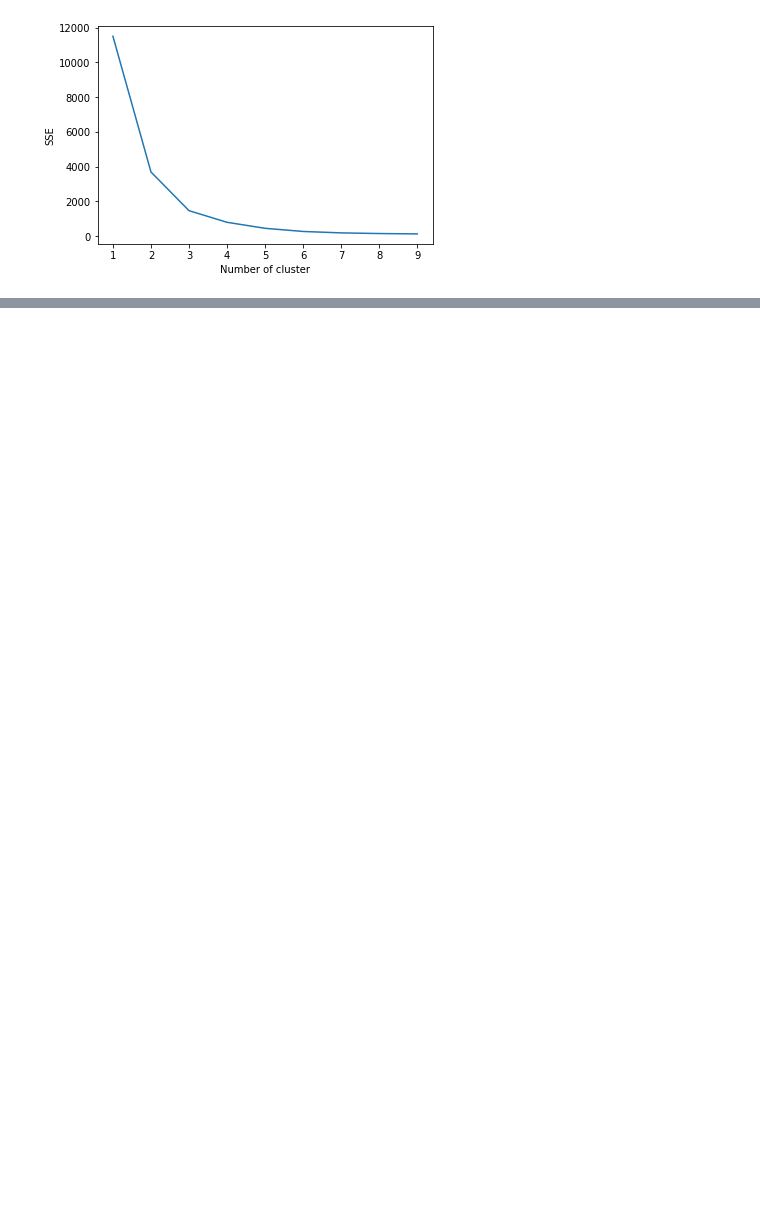
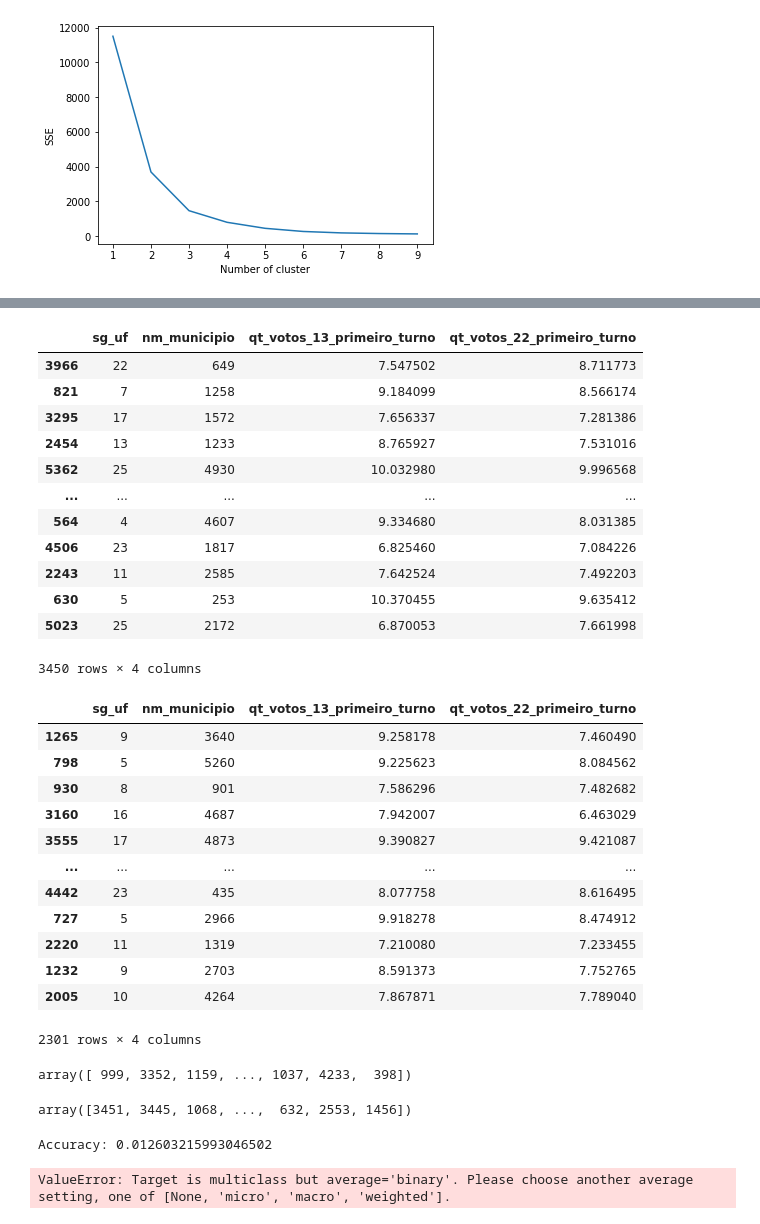
Before and after one commit to felipe-bonato/ciencia-de-dados-eleicoes, a Jupyter notebook: main.ipynb, the cells around one changed output, grey strips where cells are left out. Drawn from its saved outputs; the diff is of its cells as text; code cells hidden in the pictures; blank space fills up the shorter version.

```diff
--- a/main.ipynb
+++ b/main.ipynb
@@ -548,0 +549,67 @@ plt.show()
+# %%
+# Classificação
+
+from sklearn.model_selection import train_test_split
+from sklearn.preprocessing import KBinsDiscretizer
+
+X = df_votes_pred[['sg_uf', 'nm_municipio', 'qt_votos_13_primeiro_turno', 'qt_votos_22_primeiro_turno']]
+y = df_votes_pred['qt_votos_13_segundo_turno'].to_numpy().reshape(-1, 1)
+
+le = preprocessing.LabelEncoder()
+y_encoder = le.fit(y)
+y = y_encoder.transform(y)
+
+X_train, X_test, y_train, y_test = train_test_split(X, y, test_size=0.4, random_state=1)
+
+display(X_train)
+display(X_test)
+display(y_train)
+display(y_test)
+# %% [output]
+|  | sg_uf | nm_municipio | qt_votos_13_primeiro_turno | qt_votos_22_primeiro_turno |
+| 3966 | 22 | 649 | 7.547502 | 8.711773 |
+| 821 | 7 | 1258 | 9.184099 | 8.566174 |
+| 3295 | 17 | 1572 | 7.656337 | 7.281386 |
+| 2454 | 13 | 1233 | 8.765927 | 7.531016 |
+| 5362 | 25 | 4930 | 10.032980 | 9.996568 |
+| ... | ... | ... | ... | ... |
+| 564 | 4 | 4607 | 9.334680 | 8.031385 |
+| 4506 | 23 | 1817 | 6.825460 | 7.084226 |
+| 2243 | 11 | 2585 | 7.642524 | 7.492203 |
+| 630 | 5 | 253 | 10.370455 | 9.635412 |
+| 5023 | 25 | 2172 | 6.870053 | 7.661998 |
+3450 rows × 4 columns
+|  | sg_uf | nm_municipio | qt_votos_13_primeiro_turno | qt_votos_22_primeiro_turno |
+| 1265 | 9 | 3640 | 9.258178 | 7.460490 |
+| 798 | 5 | 5260 | 9.225623 | 8.084562 |
+| 930 | 8 | 901 | 7.586296 | 7.482682 |
+| 3160 | 16 | 4687 | 7.942007 | 6.463029 |
+| 3555 | 17 | 4873 | 9.390827 | 9.421087 |
+| ... | ... | ... | ... | ... |
+| 4442 | 23 | 435 | 8.077758 | 8.616495 |
+| 727 | 5 | 2966 | 9.918278 | 8.474912 |
+| 2220 | 11 | 1319 | 7.210080 | 7.233455 |
+| 1232 | 9 | 2703 | 8.591373 | 7.752765 |
+| 2005 | 10 | 4264 | 7.867871 | 7.789040 |
+2301 rows × 4 columns
+array([ 999, 3352, 1159, ..., 1037, 4233,  398])
+array([3451, 3445, 1068, ...,  632, 2553, 1456])
+# %%
+from sklearn.naive_bayes import GaussianNB
+
+# Cria o classificador Naive Bayes
+model = GaussianNB()
+
+# Treina o modelo usando o conjunto de treinament
+model.fit(X_train, y_train)
+
+# Relizada a predição
+y_pred = model.predict(X_test)
+
+print("Accuracy:", metrics.accuracy_score(y_test, y_pred))
+# print("Precision:", metrics.precision_score(y_test, y_pred))
+# print("Recall:", metrics.recall_score(y_test, y_pred))
+# print("F1 Measure:", metrics.f1_score(y_test, y_pred))
+# %% [output]
+Accuracy: 0.012603215993046502
+ValueError: Target is multiclass but average='binary'. Please choose another average setting, one of [None, 'micro', 'macro', 'weighted'].
```
Also changed, not shown: parts of 7 cells of this notebook.
